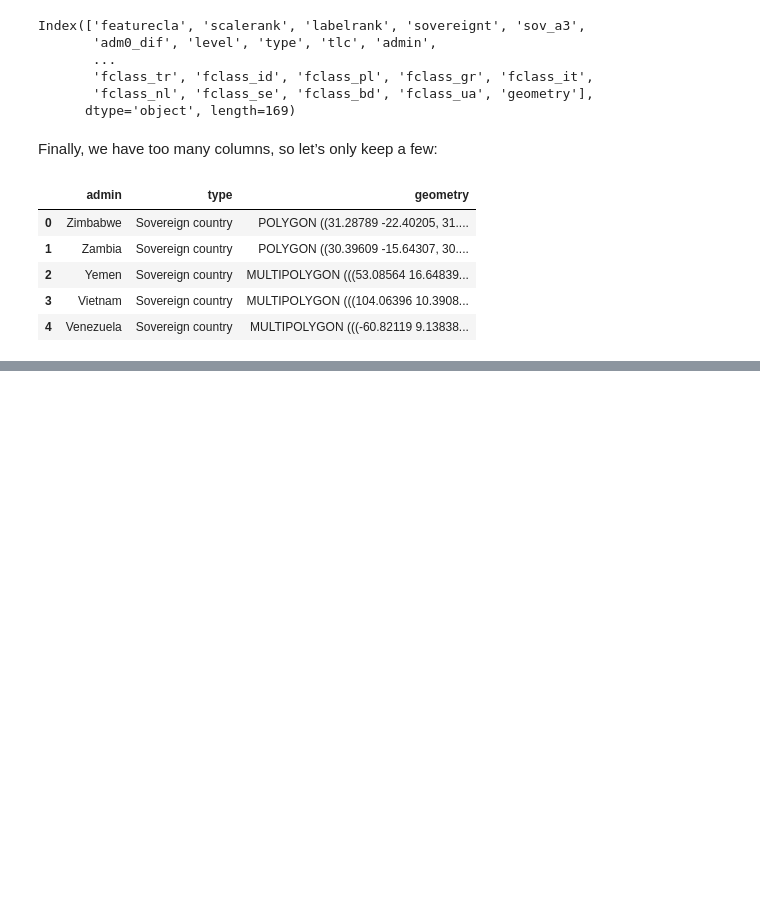
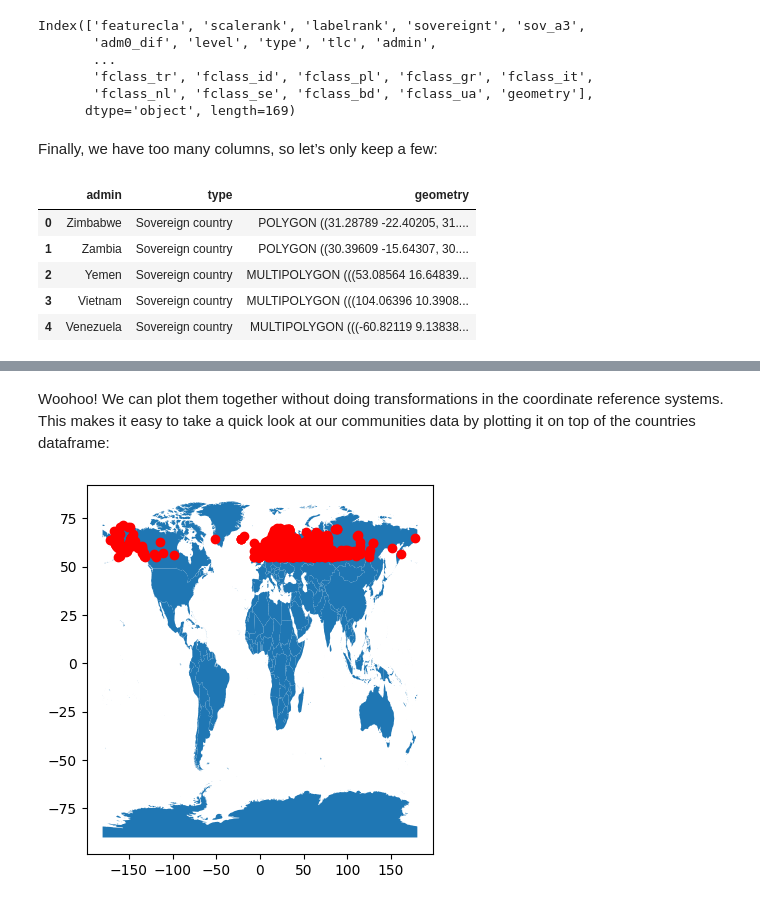
Before and after one commit to cnordheim-maestas/eds220-week4, a Jupyter notebook: Merging-data.ipynb, the cells around one changed output, grey strips where cells are left out. Drawn from its saved outputs; the diff is of its cells as text; code cells hidden in the pictures; blank space fills up the shorter version.

```diff
--- a/Merging-data.ipynb
+++ b/Merging-data.ipynb
@@ -87,0 +112,9 @@ countries_sub.head()
+# %% [markdown]
+Woohoo! We can plot them together without doing transformations in the coordinate reference systems. This makes it easy to take a quick look at our communities data by plotting it on top of the countries dataframe:
+# %%
+fig, ax = plt.subplots()
+countries.plot(ax=ax)
+communities.plot(ax=ax, color='red')
+plt.show()
+# %% [output]
+[figure, added]
```
Also changed, not shown: parts of 11 cells of this notebook.
